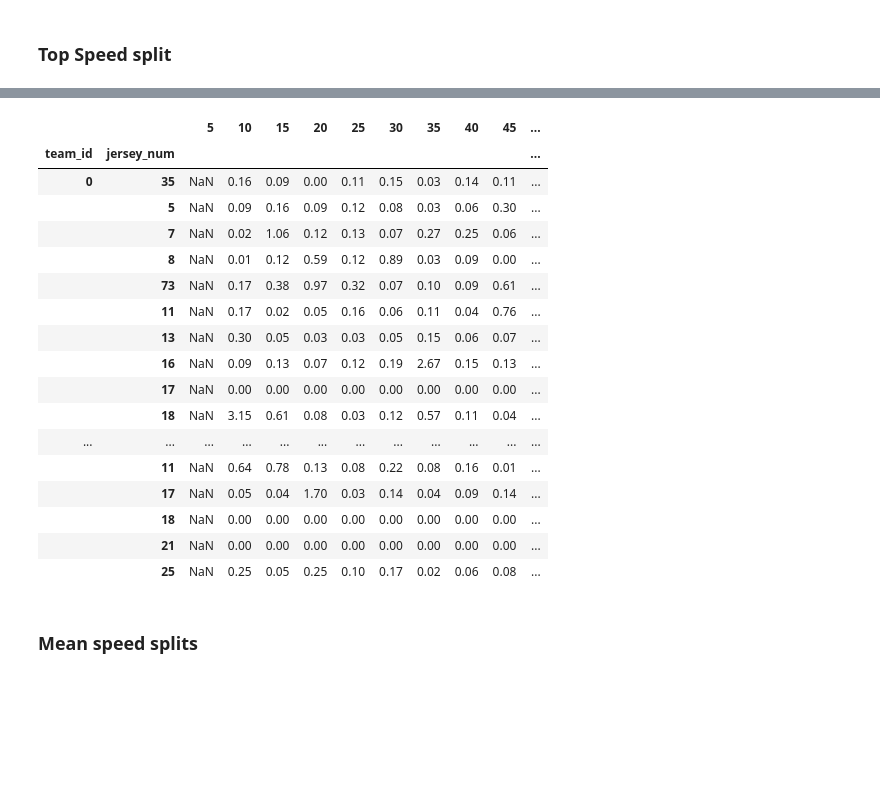
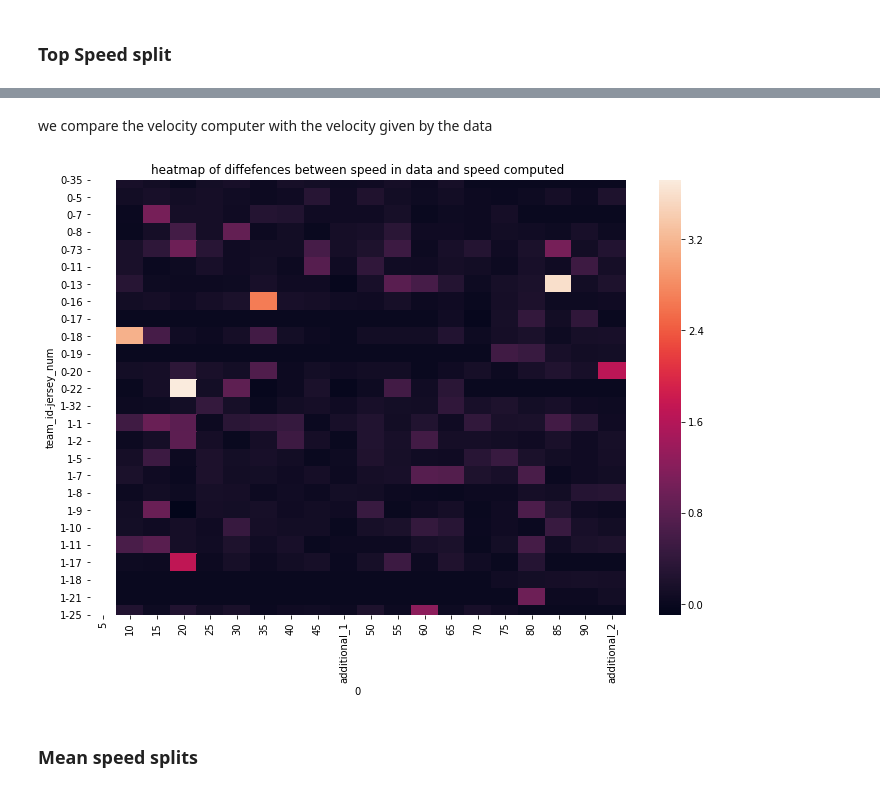
Before and after one commit to Jbalkan/SoccerTrackingData3, a Jupyter notebook: 1_Split_Metrics.ipynb, the cells around one changed output, grey strips where cells are left out. Saved outputs shown, nothing was run; the diff lists cells and outputs as text; code cells hidden in the pictures; blank space fills up the shorter version.

```diff
--- a/1_Split_Metrics.ipynb
+++ b/1_Split_Metrics.ipynb
@@ -450,24 +475,13 @@ plt.show()
-# %%
-top_speed_m_s - top_speed_m_s_data
-# %% [output]
-|  |  | 5 | 10 | 15 | 20 | 25 | 30 | 35 | 40 | 45 | ... |
-| team_id | jersey_num |  |  |  |  |  |  |  |  |  | ... |
-| 0 | 35 | NaN | 0.16 | 0.09 | 0.00 | 0.11 | 0.15 | 0.03 | 0.14 | 0.11 | ... |
-|  | 5 | NaN | 0.09 | 0.16 | 0.09 | 0.12 | 0.08 | 0.03 | 0.06 | 0.30 | ... |
-|  | 7 | NaN | 0.02 | 1.06 | 0.12 | 0.13 | 0.07 | 0.27 | 0.25 | 0.06 | ... |
-|  | 8 | NaN | 0.01 | 0.12 | 0.59 | 0.12 | 0.89 | 0.03 | 0.09 | 0.00 | ... |
-|  | 73 | NaN | 0.17 | 0.38 | 0.97 | 0.32 | 0.07 | 0.10 | 0.09 | 0.61 | ... |
-|  | 11 | NaN | 0.17 | 0.02 | 0.05 | 0.16 | 0.06 | 0.11 | 0.04 | 0.76 | ... |
-|  | 13 | NaN | 0.30 | 0.05 | 0.03 | 0.03 | 0.05 | 0.15 | 0.06 | 0.07 | ... |
-|  | 16 | NaN | 0.09 | 0.13 | 0.07 | 0.12 | 0.19 | 2.67 | 0.15 | 0.13 | ... |
-|  | 17 | NaN | 0.00 | 0.00 | 0.00 | 0.00 | 0.00 | 0.00 | 0.00 | 0.00 | ... |
-|  | 18 | NaN | 3.15 | 0.61 | 0.08 | 0.03 | 0.12 | 0.57 | 0.11 | 0.04 | ... |
-| ... | ... | ... | ... | ... | ... | ... | ... | ... | ... | ... | ... |
-|  | 11 | NaN | 0.64 | 0.78 | 0.13 | 0.08 | 0.22 | 0.08 | 0.16 | 0.01 | ... |
-|  | 17 | NaN | 0.05 | 0.04 | 1.70 | 0.03 | 0.14 | 0.04 | 0.09 | 0.14 | ... |
-|  | 18 | NaN | 0.00 | 0.00 | 0.00 | 0.00 | 0.00 | 0.00 | 0.00 | 0.00 | ... |
-|  | 21 | NaN | 0.00 | 0.00 | 0.00 | 0.00 | 0.00 | 0.00 | 0.00 | 0.00 | ... |
-|  | 25 | NaN | 0.25 | 0.05 | 0.25 | 0.10 | 0.17 | 0.02 | 0.06 | 0.08 | ... |
+# %% [markdown]
+ we compare the  velocity computer with the velocity given by the data
+# %%
+# plot differences
+fig, ax = plt.subplots(figsize=(12, 8))
+sns.heatmap(top_speed_m_s - top_speed_m_s_data, ax=ax)
+plt.title('heatmap of diffefences between speed in data and speed computed')
+plt.show()
+# %% [output]
+[figure, added]
 # %% [markdown]
 ### Mean speed splits
 # %%
```
Also changed, not shown: parts of 20 cells of this notebook, 3 other files.
